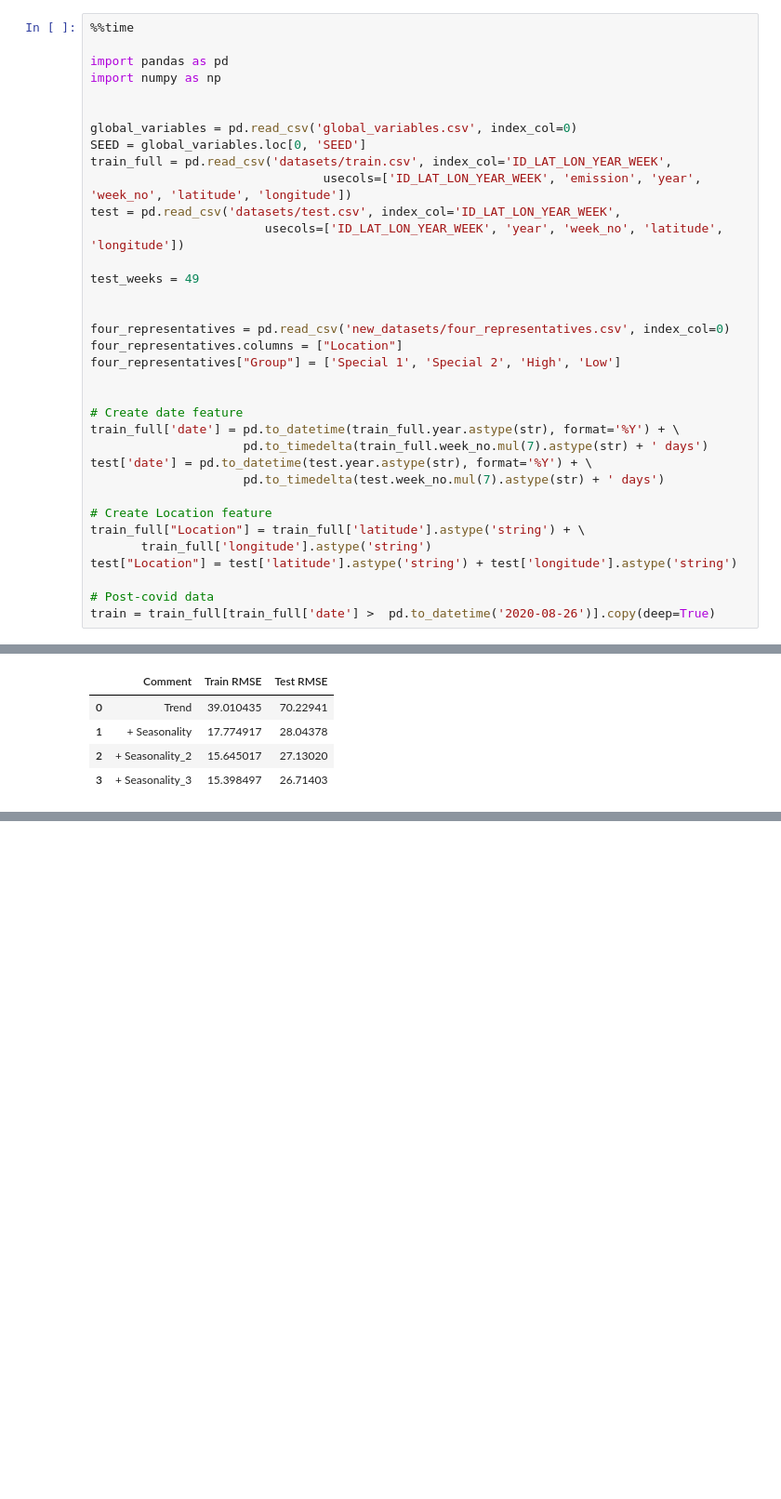
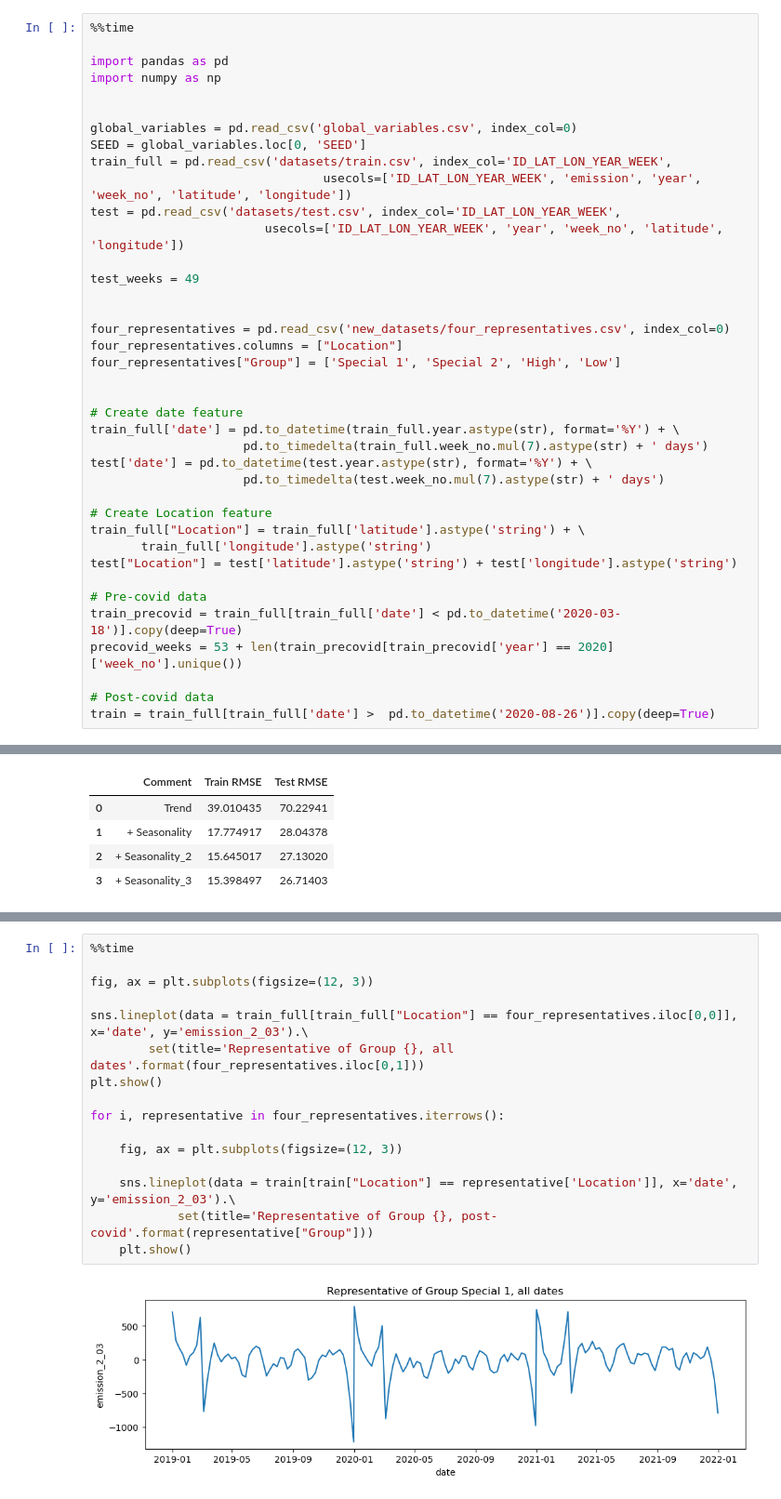
Before and after one commit to NickVasenkov/CO2-Emissions, a Jupyter notebook: CO2 Emissions 2.ipynb, the cells around one changed output, grey strips where cells are left out. Shown at 93% size. Cells and saved outputs as stored; diff of their text form; blank space fills up the shorter version.

```diff
--- a/CO2 Emissions 2.ipynb
+++ b/CO2 Emissions 2.ipynb
@@ -35,6 +35,10 @@ train_full["Location"] = train_full['latitude'].astype('string') + \
        train_full['longitude'].astype('string')
 test["Location"] = test['latitude'].astype('string') + test['longitude'].astype('string')
 
+# Pre-covid data
+train_precovid = train_full[train_full['date'] < pd.to_datetime('2020-03-18')].copy(deep=True)
+precovid_weeks = 53 + len(train_precovid[train_precovid['year'] == 2020]['week_no'].unique())
+
 # Post-covid data
 train = train_full[train_full['date'] >  pd.to_datetime('2020-08-26')].copy(deep=True)
 # %% [output]
@@ -760,0 +784,18 @@ scores_df
+# %%
+%%time
+
+fig, ax = plt.subplots(figsize=(12, 3))
+
+sns.lineplot(data = train_full[train_full["Location"] == four_representatives.iloc[0,0]], x='date', y='emission_2_03').\
+        set(title='Representative of Group {}, all dates'.format(four_representatives.iloc[0,1]))
+plt.show()
+
+for i, representative in four_representatives.iterrows():
+
+    fig, ax = plt.subplots(figsize=(12, 3))
+
+    sns.lineplot(data = train[train["Location"] == representative['Location']], x='date', y='emission_2_03').\
+            set(title='Representative of Group {}, post-covid'.format(representative["Group"]))
+    plt.show()
+# %% [output]
+[figure, added]
```
Also changed, not shown: parts of 36 cells of this notebook, 24 other files.
